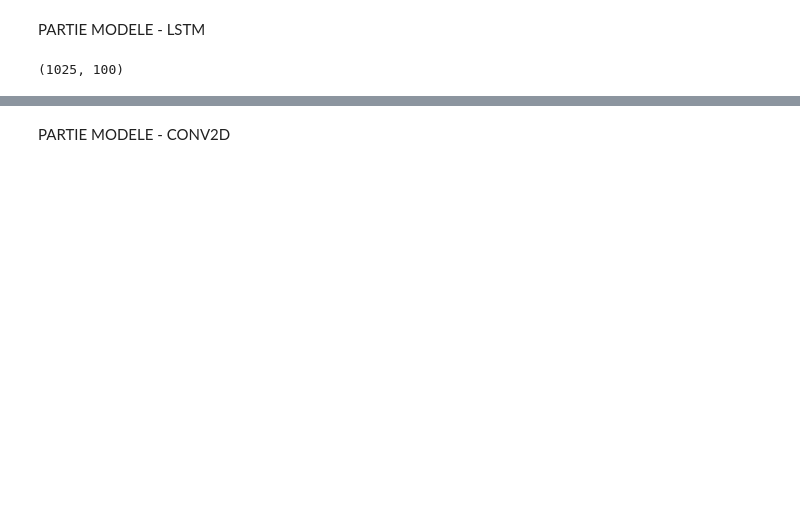
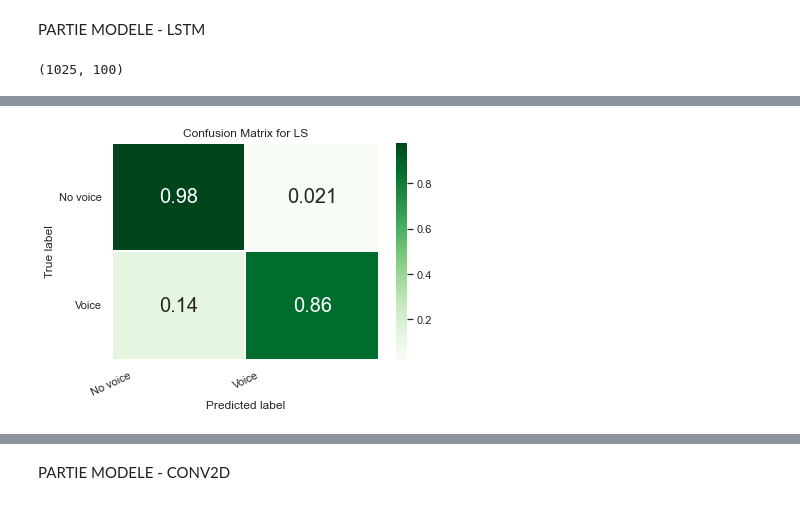
Before and after one commit to erwan-coding/projet_AIRBUS, a Jupyter notebook: conv2d.ipynb, the cells around one changed output, grey strips where cells are left out. Saved outputs shown, nothing was run; the diff lists cells and outputs as text; code cells hidden in the pictures; blank space fills up the shorter version.

```diff
--- a/conv2d.ipynb
+++ b/conv2d.ipynb
@@ -184,12 +184,10 @@ X_test_t.shape
-# %%
-X_train_t = X_train_t.reshape(2086,100,1025)
 # %%
 from keras.layers import LSTM
 
 
 model = Sequential()
-model.add(LSTM(50, input_shape=(100,1025)))
-model.add(Dense(16, activation = 'tanh'))
+model.add(LSTM(32, input_shape=(100,1025)))
+model.add(Dense(16))
 model.add(Dense(1, activation='sigmoid'))
 
 model.summary()
@@ -246,3 +244,28 @@ Accuracy : 0.9063444108761329
+# %%
+import seaborn as sns
+import matplotlib.pyplot as plt
+
+matrix = confusion_matrix(pred_bin,y_test)
+matrix = matrix.astype('float') / matrix.sum(axis=1)[:, np.newaxis]
+
+# Build the plot
+plt.figure(figsize=(6,4))
+sns.set(font_scale=1)
+sns.heatmap(matrix, annot=True, annot_kws={'size':20},
+            cmap=plt.cm.Greens, linewidths=0.2)
+
+# Add labels to the plot
+class_names = ['No voice', 'Voice']
+tick_marks = np.arange(len(class_names))
+tick_marks2 = tick_marks + 0.5
+plt.xticks(tick_marks, class_names, rotation=25)
+plt.yticks(tick_marks2, class_names, rotation=0)
+plt.xlabel('Predicted label')
+plt.ylabel('True label')
+plt.title('Confusion Matrix for LS')
+plt.show()
+# %% [output]
+[figure, added]
 # %%
 X_plane_test = X_test_t[y_test==0]
 y_plane_test = y_test[y_test==0]
```
Also changed, not shown: parts of 11 cells of this notebook.
